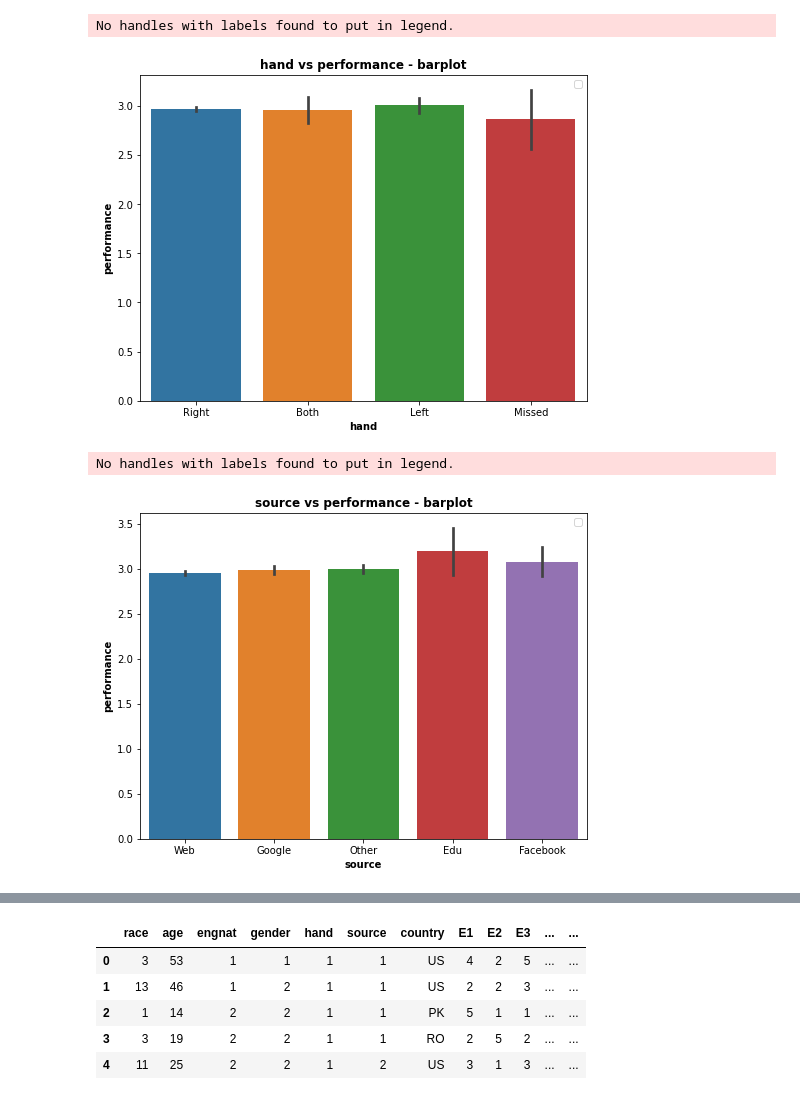
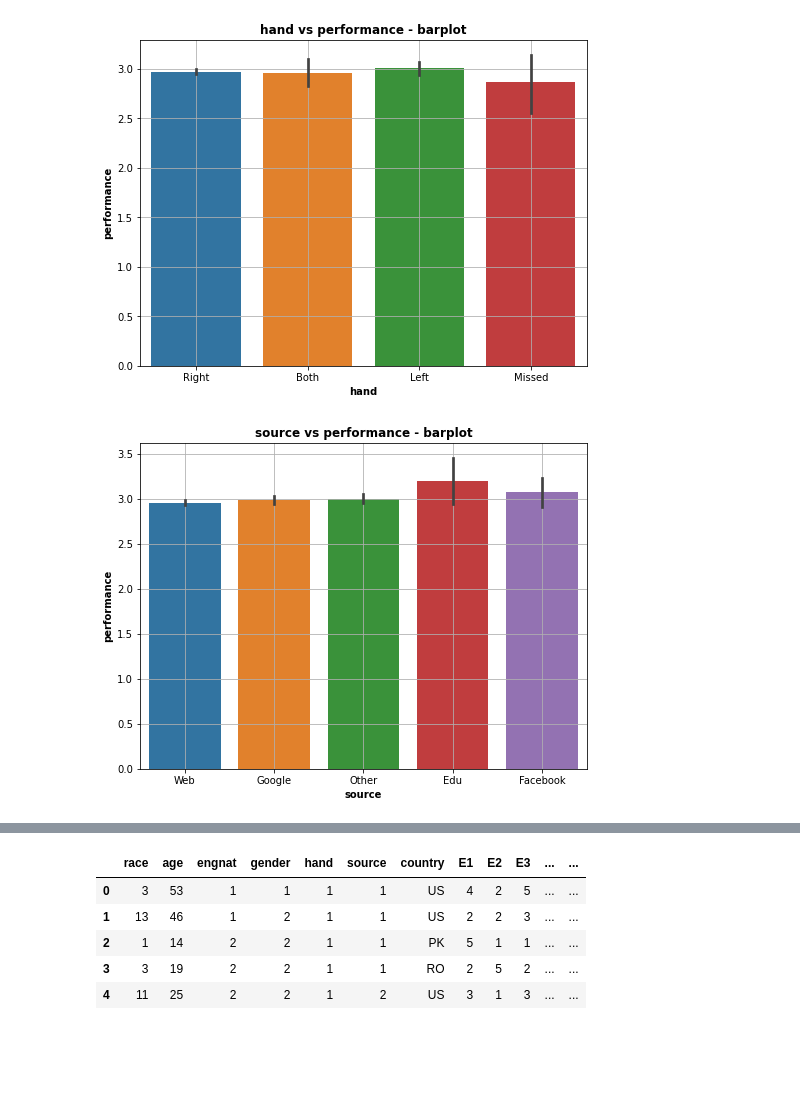
Before and after one commit to jurikjir/BigFiveAnalysis, a Jupyter notebook: explore.ipynb, the cells around one changed output, grey strips where cells are left out. Cells and saved outputs as stored; diff of their text form; code cells hidden in the pictures; blank space fills up the shorter version.

Commit message:
add plots in explore notebook

```diff
--- a/explore.ipynb
+++ b/explore.ipynb
@@ -61,10 +136,8 @@ No handles with labels found to put in legend.
 # %%
-plotter.plot(data, "hand_str", "performance", sns.barplot)
+plotter.plot(data=data, x="hand_str", y="performance", plot=sns.barplot, grid=True)
 # %% [output]
-No handles with labels found to put in legend.
-[figure, old version]
+[figure, new version]
 # %%
-plotter.plot(data, "source_str", "performance", sns.barplot)
+plotter.plot(data=data, x="source_str", y="performance", plot=sns.barplot, grid=True)
 # %% [output]
-No handles with labels found to put in legend.
-[figure, old version]
+[figure, new version]
```
Also changed, not shown: parts of 36 cells of this notebook.
